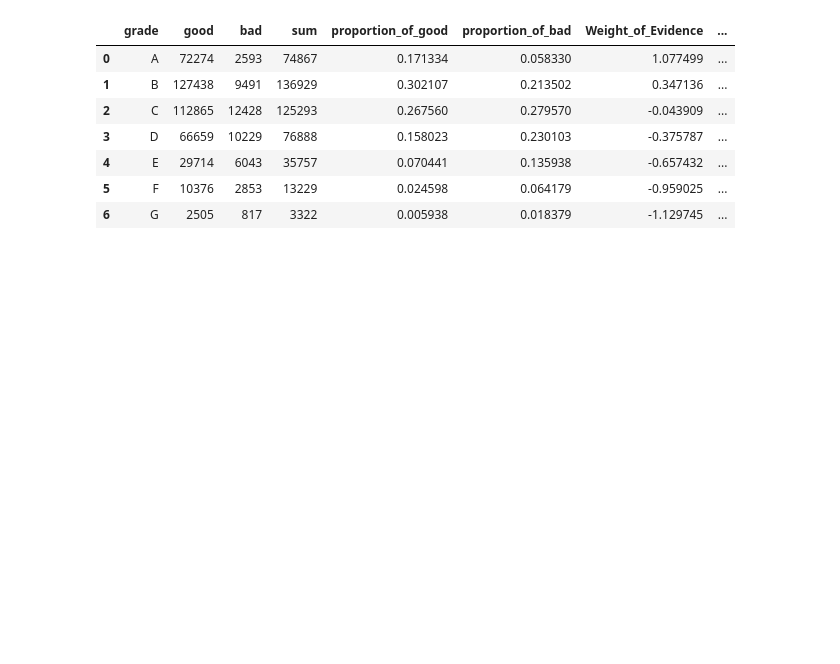
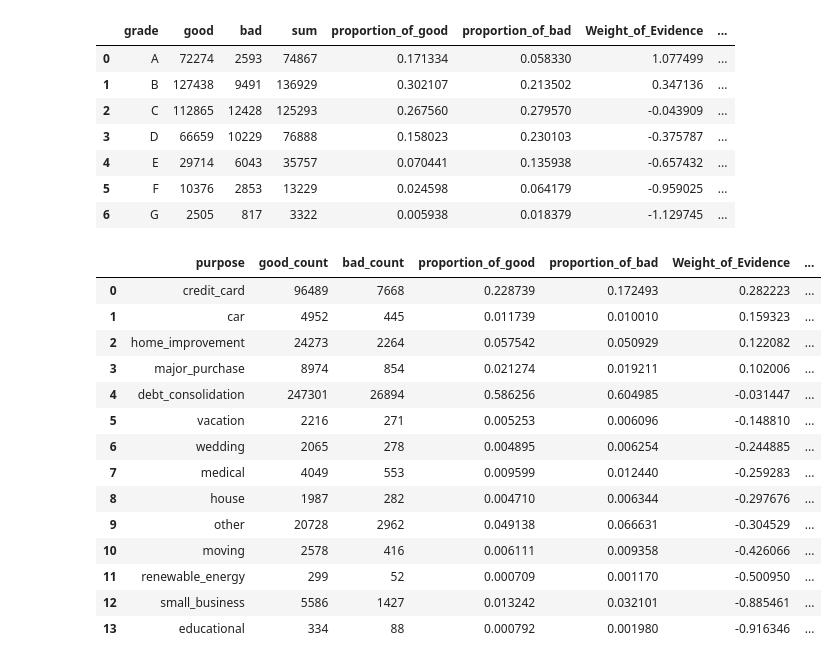
Before and after one commit to EmilSeyfullayev/Credit_Risk_Modeling_in_Python, a Jupyter notebook: General_processing.ipynb, the cells around one changed output. Cells and saved outputs as stored; diff of their text form; code cells hidden in the pictures; blank space fills up the shorter version.

```diff
--- a/General_processing.ipynb
+++ b/General_processing.ipynb
@@ -630,3 +629,52 @@ df_grade
 | 4 | E | 29714 | 6043 | 35757 | 0.070441 | 0.135938 | -0.657432 | ... |
 | 5 | F | 10376 | 2853 | 13229 | 0.024598 | 0.064179 | -0.959025 | ... |
 | 6 | G | 2505 | 817 | 3322 | 0.005938 | 0.018379 | -1.129745 | ... |
+# %%
+# Automating
+
+import numpy as np
+
+def WoE_and_IV(df, variable_name):
+
+  table = pd.DataFrame()
+  table[variable_name] = df[variable_name]
+  table['good_count'] = df['good']
+  table['bad_count'] = df['bad']
+
+  table = table.groupby(table.columns[0], as_index=False).sum()
+
+  table['proportion_of_good'] = table['good_count']/table['good_count'].sum()
+  table['proportion_of_bad']  = table['bad_count'] /table['bad_count'].sum()
+
+  table['Weight_of_Evidence'] = np.log(
+      table['proportion_of_good']/table['proportion_of_bad']
+  )
+
+  table['Information_value'] = (
+      table['proportion_of_good'] - table['proportion_of_bad']
+  ) * table['Weight_of_Evidence']
+
+  table['Information_value'] = table['Information_value'].sum()
+
+  table = table.sort_values('Weight_of_Evidence', ascending = False)
+  table = table.reset_index(drop=True)
+
+  return table
+# %%
+WoE_and_IV(df, 'purpose')
+# %% [output]
+|  | purpose | good_count | bad_count | proportion_of_good | proportion_of_bad | Weight_of_Evidence | ... |
+| 0 | credit_card | 96489 | 7668 | 0.228739 | 0.172493 | 0.282223 | ... |
+| 1 | car | 4952 | 445 | 0.011739 | 0.010010 | 0.159323 | ... |
+| 2 | home_improvement | 24273 | 2264 | 0.057542 | 0.050929 | 0.122082 | ... |
+| 3 | major_purchase | 8974 | 854 | 0.021274 | 0.019211 | 0.102006 | ... |
+| 4 | debt_consolidation | 247301 | 26894 | 0.586256 | 0.604985 | -0.031447 | ... |
+| 5 | vacation | 2216 | 271 | 0.005253 | 0.006096 | -0.148810 | ... |
+| 6 | wedding | 2065 | 278 | 0.004895 | 0.006254 | -0.244885 | ... |
+| 7 | medical | 4049 | 553 | 0.009599 | 0.012440 | -0.259283 | ... |
+| 8 | house | 1987 | 282 | 0.004710 | 0.006344 | -0.297676 | ... |
+| 9 | other | 20728 | 2962 | 0.049138 | 0.066631 | -0.304529 | ... |
+| 10 | moving | 2578 | 416 | 0.006111 | 0.009358 | -0.426066 | ... |
+| 11 | renewable_energy | 299 | 52 | 0.000709 | 0.001170 | -0.500950 | ... |
+| 12 | small_business | 5586 | 1427 | 0.013242 | 0.032101 | -0.885461 | ... |
+| 13 | educational | 334 | 88 | 0.000792 | 0.001980 | -0.916346 | ... |
```
Also changed, not shown: parts of 3 cells of this notebook.
